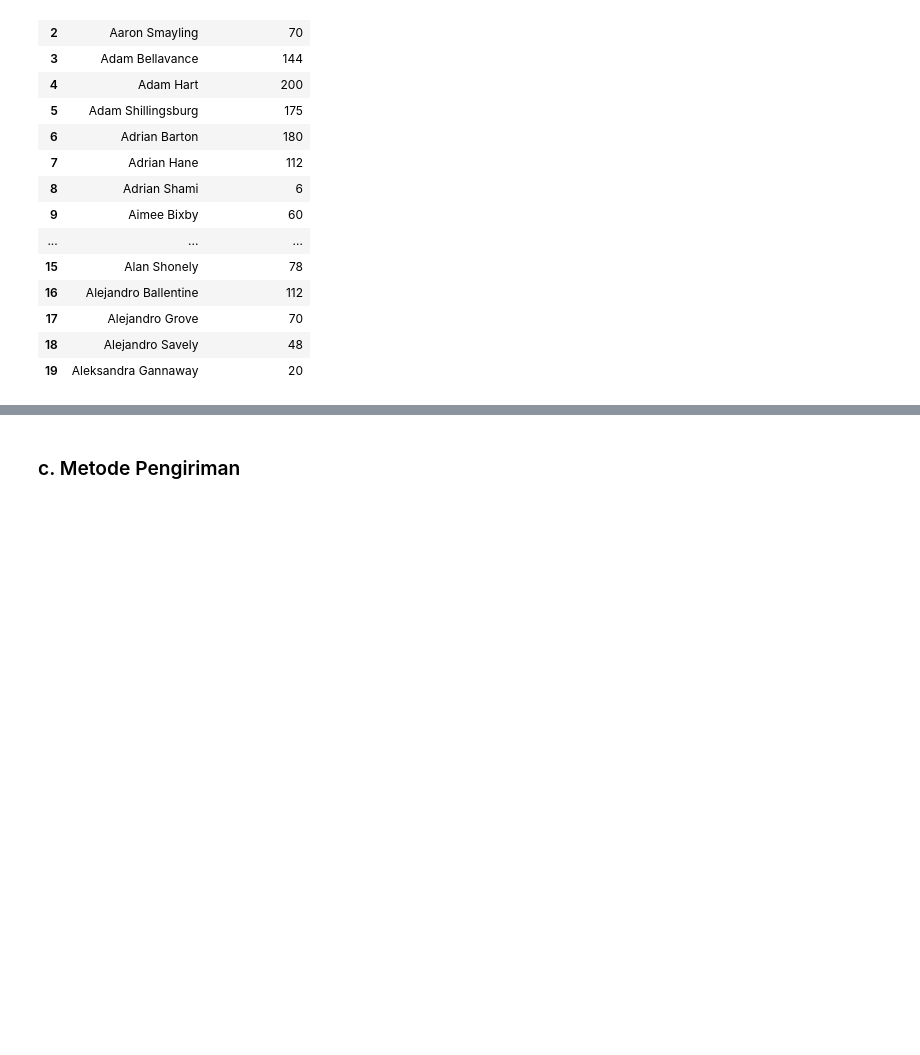
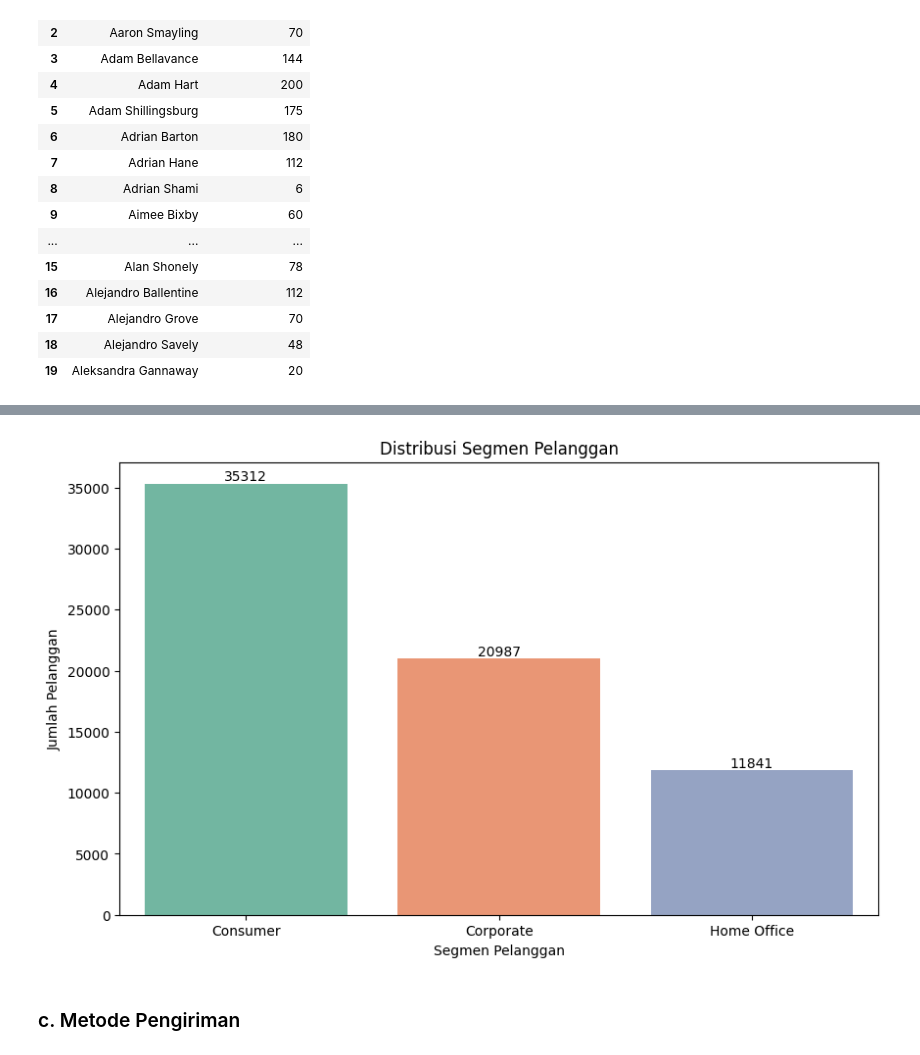
Before and after one commit to Pascalbrly/Portofolio-Data-Analyst, a Jupyter notebook: Project 2/Data Analysis Store Sales.ipynb, the cells around one changed output, grey strips where cells are left out. Cells and saved outputs as stored; diff of their text form; code cells hidden in the pictures; blank space fills up the shorter version.

```diff
--- a/Project 2/Data Analysis Store Sales.ipynb
+++ b/Project 2/Data Analysis Store Sales.ipynb
@@ -563,3 +558,16 @@ plt.show()
+# %%
+plt.figure(figsize=(10, 6))
+sns.countplot(data=join_df, x='Segment', palette='Set2', hue='Segment')
+plt.title('Distribusi Segmen Pelanggan')
+plt.xlabel('Segmen Pelanggan')
+plt.ylabel('Jumlah Pelanggan')
+plt.xticks(ha='center')
+
+for index, value in enumerate(join_df['Segment'].value_counts()):
+    plt.text(index, value, str(value), ha='center', va='bottom')
+plt.show()
+# %% [output]
+[figure, added]
 # %% [markdown]
 ### c. Metode Pengiriman
 # %% [markdown]
```
Also changed, not shown: parts of 22 cells of this notebook.
